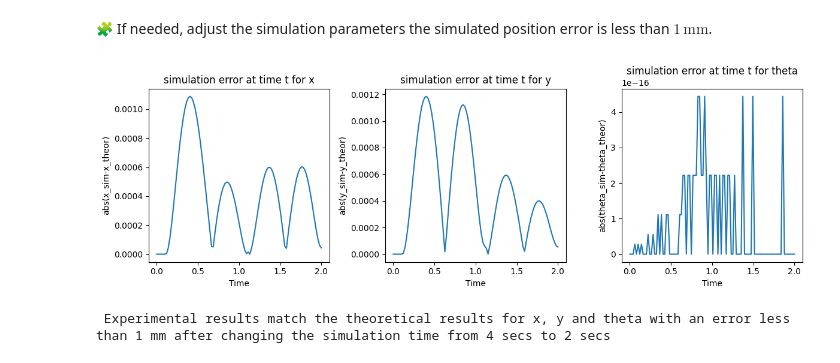
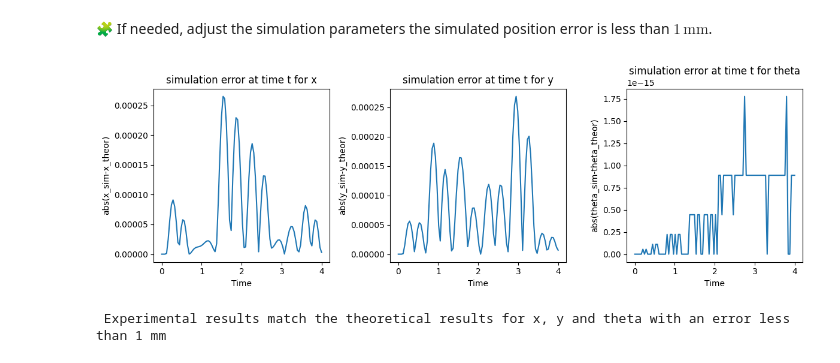
Before and after one commit to idalioua/control-engineering-with-python-project-2023-2024, a Jupyter notebook: Project-part-1.ipynb, the cells around one changed output. Drawn from its saved outputs; the diff is of its cells as text; code cells hidden in the pictures.

Commit message:
chnages in simulation

```diff
--- a/Project-part-1.ipynb
+++ b/Project-part-1.ipynb
@@ -318,15 +319,14 @@ print("\n Experimental results match the theoretical results for x, y and theta
 # %% [markdown]
 🧩 If needed, adjust the simulation parameters the simulated position error is less than $1\, \mathrm{ mm}$.
 # %%
-#on change la durée de simulation de 4 à 2 secondes
 # Initial state
 x0, y0, theta0 = 0.0, 0.0, 0.0
 
 # Solve the differential equations using solve_ivp
-solution = solve_ivp(fun, [0, 2], [x0, y0, theta0], dense_output=True)
+solution = solve_ivp(fun, [0, 4], [x0, y0, theta0], dense_output=True, atol = 1e-5, rtol = 1e-5)
 
 # Generate dense output
-t_dense = np.linspace(0, 2, 100)
+t_dense = np.linspace(0, 4, 100)
 xytheta_dense = solution.sol(t_dense)
 
 # Extract positions and orientations
@@ -335,33 +335,34 @@ omega_l = (1 - l/4) * np.pi / r
 omega_r = (1 + l/4) * np.pi / r
 theta=(r/l)*(omega_r-omega_l)*t_dense
 x=(l/2)*((omega_l+omega_r)/(omega_r-omega_l))*sin(theta)
 y=(l/2)*((omega_l+omega_r)/(omega_r-omega_l))*(1-cos(theta))
+
 import matplotlib.pyplot as plt
 
 # Plot the positions
 plt.figure(figsize=(12, 4))
 
 plt.subplot(1, 3, 1)
 plt.plot(t_dense, abs(x_dense-x))
 plt.xlabel('Time')
 plt.ylabel('abs(x_sim-x_theor)')
 plt.title('simulation error at time t for x')
 
 plt.subplot(1, 3, 2)
 plt.plot(t_dense, abs(y_dense-y))
 plt.xlabel('Time')
 plt.ylabel('abs(y_sim-y_theor)')
 plt.title('simulation error at time t for y')
 
 plt.subplot(1, 3, 3)
 plt.plot(t_dense, abs(theta_dense-theta))
 plt.xlabel('Time')
 plt.ylabel('abs(theta_sim-theta_theor)')
 plt.title('simulation error at time t for theta')
 
 plt.tight_layout()
 plt.show()
-print("\n Experimental results match the theoretical results for x, y and theta with an error less than 1 mm after changing the simulation time from 4 secs to 2 secs ")
+print("\n Experimental results match the theoretical results for x, y and theta with an error less than 1 mm")
 # %% [output]
-[figure, old version]
+[figure, new version]
- Experimental results match the theoretical results for x, y and theta with an error less than 1 mm after changing the simulation time from 4 secs to 2 secs
+ Experimental results match the theoretical results for x, y and theta with an error less than 1 mm
```
Also changed, not shown: parts of 1 cell of this notebook.
